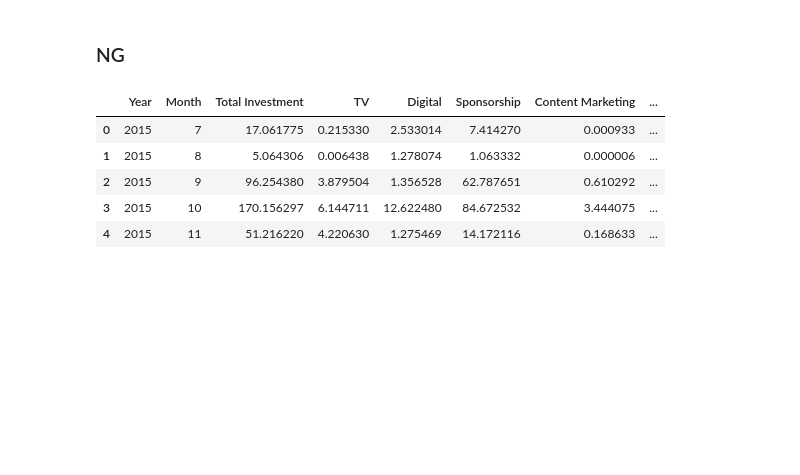
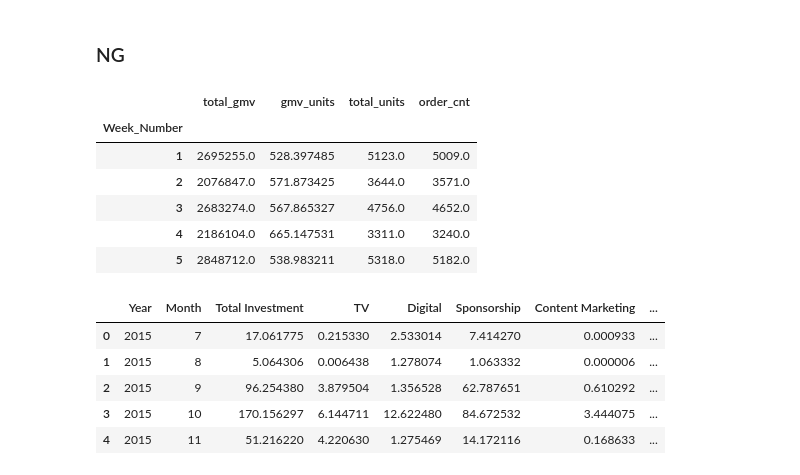
Before and after one commit to Nanditha-G-N/Machine-Learning-Case-Studies, a Jupyter notebook: ecommerce-capstone/ecommerce-assignment-Nanditha.ipynb, the cells around one changed output. Drawn from its saved outputs; the diff is of its cells as text; code cells hidden in the pictures; blank space fills up the shorter version.

```diff
--- a/ecommerce-capstone/ecommerce-assignment-Nanditha.ipynb
+++ b/ecommerce-capstone/ecommerce-assignment-Nanditha.ipynb
@@ -1250,3 +1247,13 @@ prd_HomeAudio_feature=prd_HomeAudio.groupby('Week_Number') \
+# %%
+prd_CameraAccessory_feature.head()
+# %% [output]
+|  | total_gmv | gmv_units | total_units | order_cnt |
+| Week_Number |  |  |  |  |
+| 1 | 2695255.0 | 528.397485 | 5123.0 | 5009.0 |
+| 2 | 2076847.0 | 571.873425 | 3644.0 | 3571.0 |
+| 3 | 2683274.0 | 567.865327 | 4756.0 | 4652.0 |
+| 4 | 2186104.0 | 665.147531 | 3311.0 | 3240.0 |
+| 5 | 2848712.0 | 538.983211 | 5318.0 | 5182.0 |
 # %%
 media_invest.head()
 # %% [output]
```
Also changed, not shown: parts of 2 cells of this notebook.
